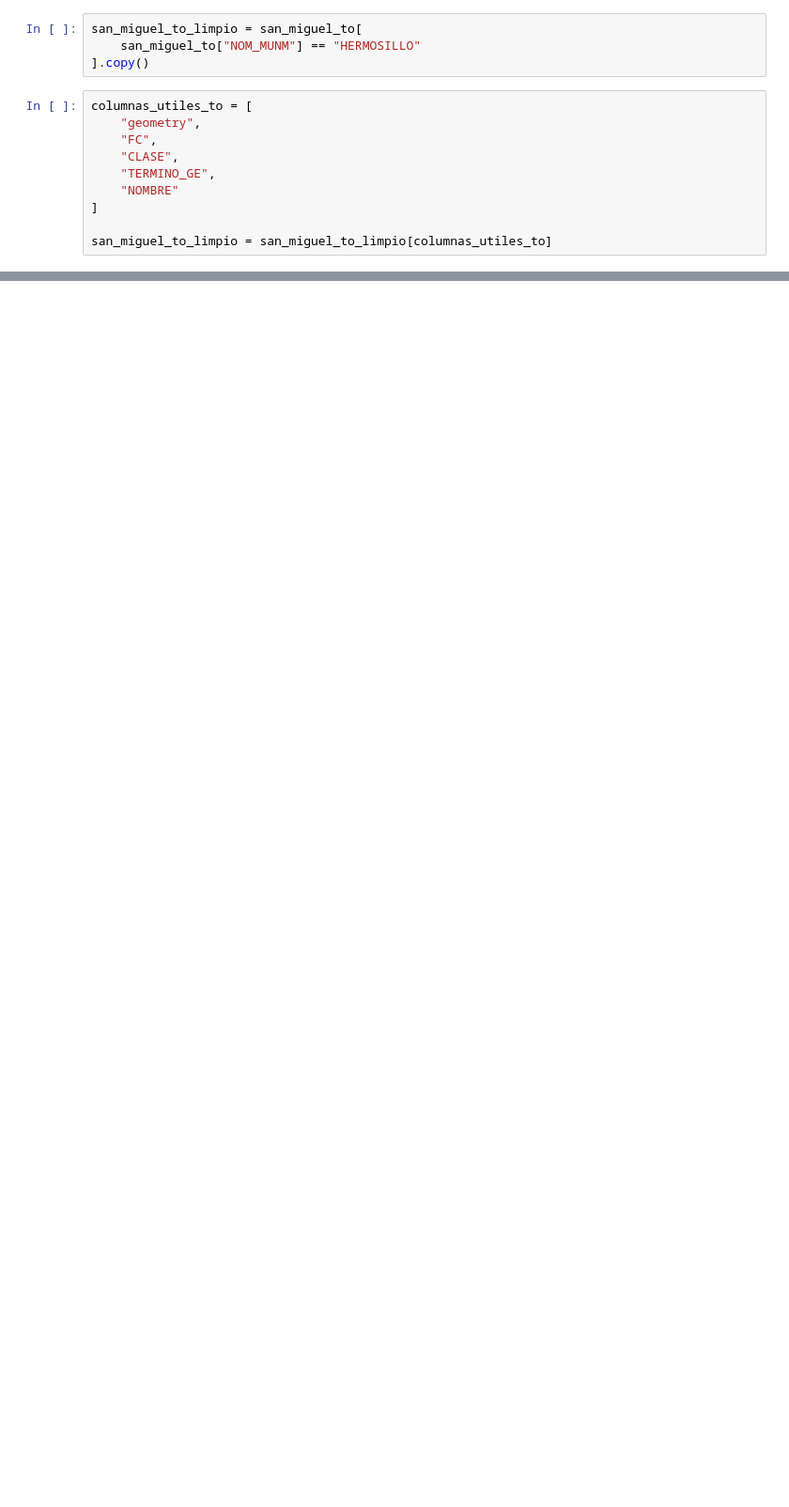
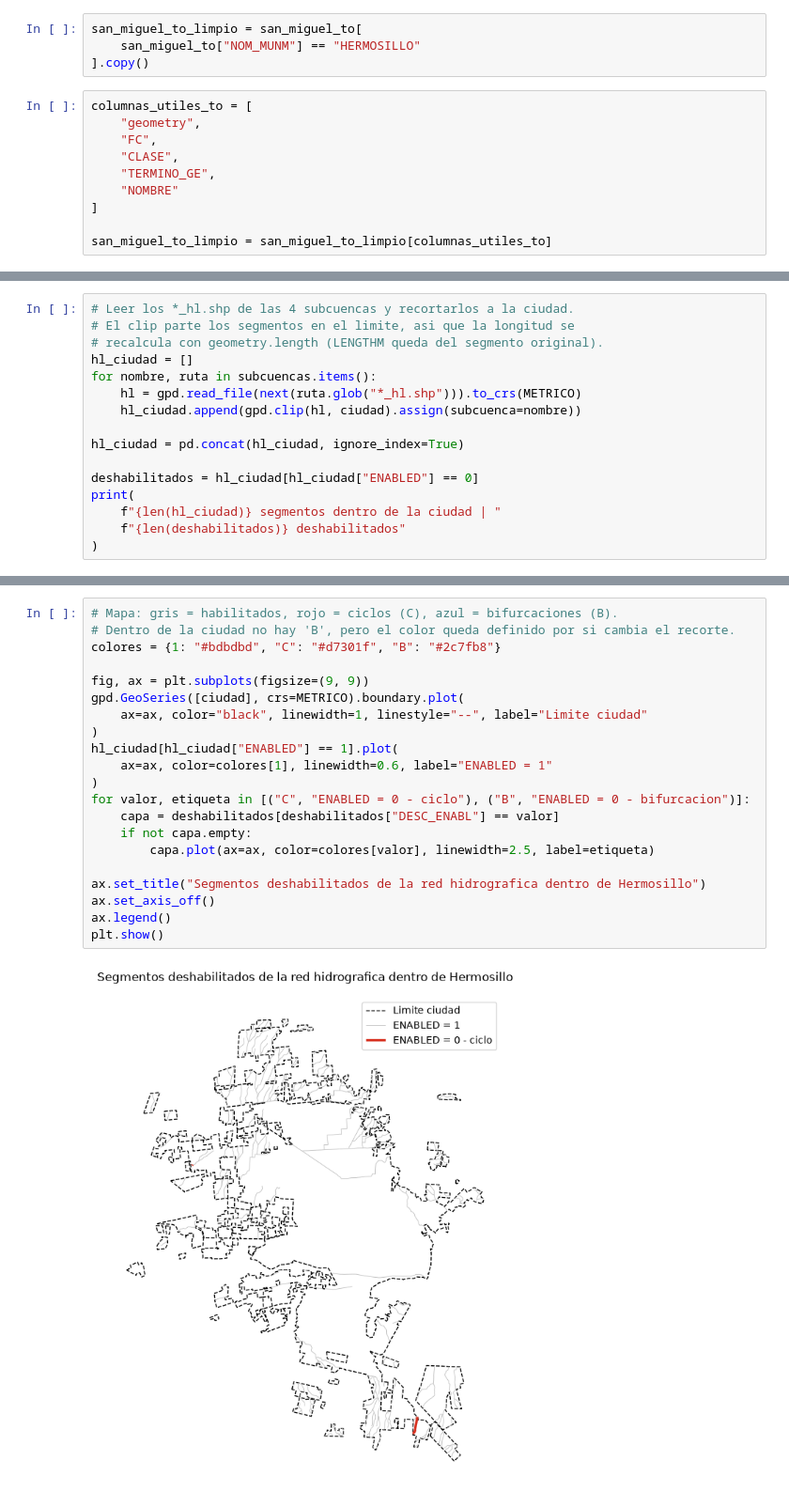
Before and after one commit to Mcd-2026-2-IngC-Team/proyecto-ingenieria-de-caracteristicas, a Jupyter notebook: notebooks/AAMM/03-AAMM-data-exploration.ipynb, the cells around one changed output, grey strips where cells are left out. Shown at 94% size. Cells and saved outputs as stored; diff of their text form; blank space fills up the shorter version.

Commit message:
docs: eda de nuevas caracteristicas de la red hidrografica

```diff
--- a/notebooks/AAMM/03-AAMM-data-exploration.ipynb
+++ b/notebooks/AAMM/03-AAMM-data-exploration.ipynb
@@ -328,0 +470,16 @@ san_miguel_to_limpio.head()
+# %%
+# Leer los *_hl.shp de las 4 subcuencas y recortarlos a la ciudad.
+# El clip parte los segmentos en el limite, asi que la longitud se
+# recalcula con geometry.length (LENGTHM queda del segmento original).
+hl_ciudad = []
+for nombre, ruta in subcuencas.items():
+    hl = gpd.read_file(next(ruta.glob("*_hl.shp"))).to_crs(METRICO)
+    hl_ciudad.append(gpd.clip(hl, ciudad).assign(subcuenca=nombre))
+
+hl_ciudad = pd.concat(hl_ciudad, ignore_index=True)
+
+deshabilitados = hl_ciudad[hl_ciudad["ENABLED"] == 0]
+print(
+    f"{len(hl_ciudad)} segmentos dentro de la ciudad | "
+    f"{len(deshabilitados)} deshabilitados"
+)
@@ -328,0 +534,23 @@ san_miguel_to_limpio.head()
+# %%
+# Mapa: gris = habilitados, rojo = ciclos (C), azul = bifurcaciones (B).
+# Dentro de la ciudad no hay 'B', pero el color queda definido por si cambia el recorte.
+colores = {1: "#bdbdbd", "C": "#d7301f", "B": "#2c7fb8"}
+
+fig, ax = plt.subplots(figsize=(9, 9))
+gpd.GeoSeries([ciudad], crs=METRICO).boundary.plot(
+    ax=ax, color="black", linewidth=1, linestyle="--", label="Limite ciudad"
+)
+hl_ciudad[hl_ciudad["ENABLED"] == 1].plot(
+    ax=ax, color=colores[1], linewidth=0.6, label="ENABLED = 1"
+)
+for valor, etiqueta in [("C", "ENABLED = 0 - ciclo"), ("B", "ENABLED = 0 - bifurcacion")]:
+    capa = deshabilitados[deshabilitados["DESC_ENABL"] == valor]
+    if not capa.empty:
+        capa.plot(ax=ax, color=colores[valor], linewidth=2.5, label=etiqueta)
+
+ax.set_title("Segmentos deshabilitados de la red hidrografica dentro de Hermosillo")
+ax.set_axis_off()
+ax.legend()
+plt.show()
+# %% [output]
+[figure, added]
```
Also changed, not shown: parts of 23 cells of this notebook, 7 other files.
